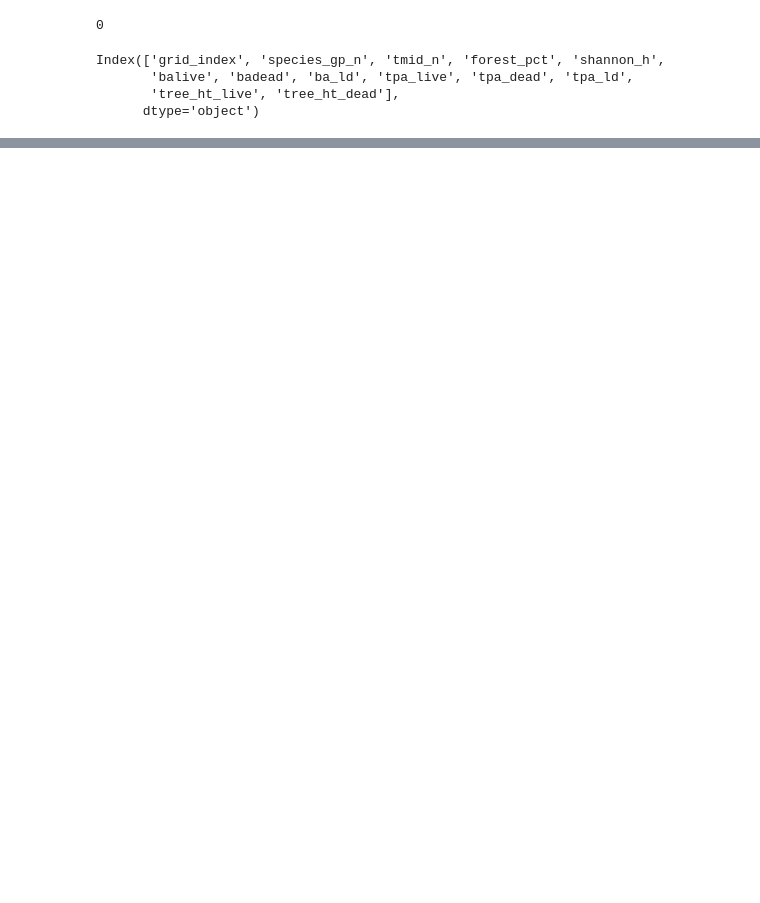
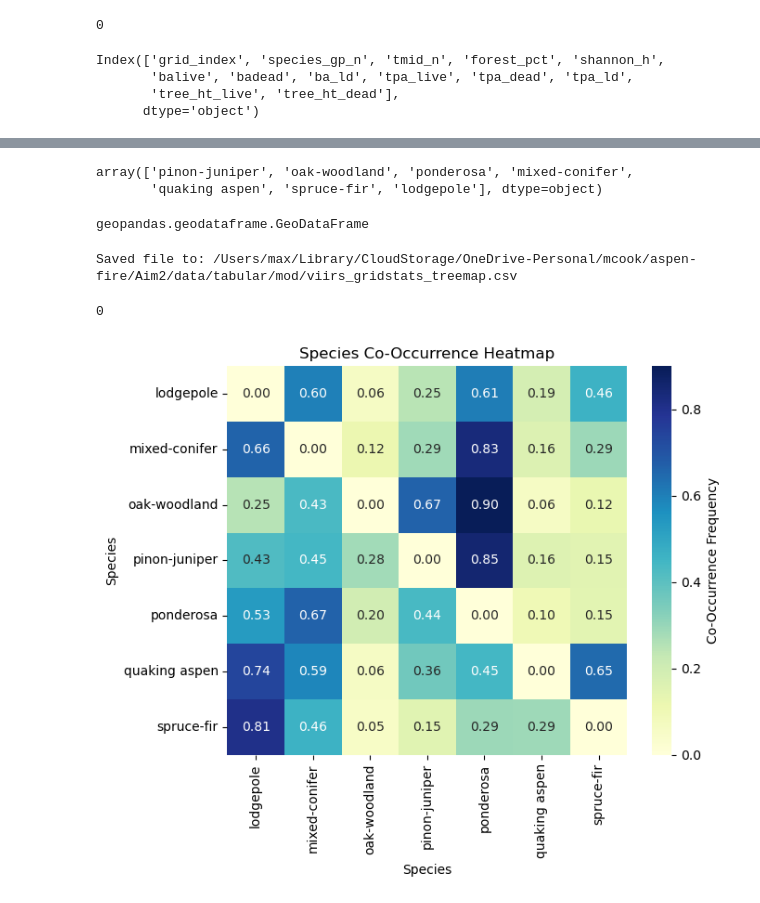
Before and after one commit to natshoff/aspen-fire-fork, a Jupyter notebook: Aim2/code/Python/04a_TreeMap_FIA-Summary.ipynb, the cells around one changed output, grey strips where cells are left out. Drawn from its saved outputs; the diff is of its cells as text; code cells hidden in the pictures; blank space fills up the shorter version.

```diff
--- a/Aim2/code/Python/04a_TreeMap_FIA-Summary.ipynb
+++ b/Aim2/code/Python/04a_TreeMap_FIA-Summary.ipynb
@@ -936,0 +730,4 @@ tree_tbl[tree_tbl['tm_id'] == 21404][['tm_id','COMMON_NAME','DIA','HT','CR','TRE
+# %%
+# merge back to the frp data
+grid_tm_frp = grid.merge(grid_tm_dsp, on='grid_index', how='right')
+grid_tm_frp.columns
@@ -936,0 +751,72 @@ tree_tbl[tree_tbl['tm_id'] == 21404][['tm_id','COMMON_NAME','DIA','HT','CR','TRE
+# %%
+grid_tm_frp['species_gp_n'].unique()
+# %% [output]
+array(['pinon-juniper', 'oak-woodland', 'ponderosa', 'mixed-conifer',
+       'quaking aspen', 'spruce-fir', 'lodgepole'], dtype=object)
+# %%
+type(grid_tm_frp)
+# %% [output]
+geopandas.geodataframe.GeoDataFrame
+# %%
+# Save this table out.
+# First, extract centroid coords
+df = grid_tm_frp.copy()
+df = df.to_crs(4326) # WGS coords for lat/lon
+df['grid_x'] = df.geometry.centroid.x  # Longitude (x-coordinate)
+df['grid_y'] = df.geometry.centroid.y
+# remove the geomtry field before exporting
+df.drop(columns=['geometry'], inplace=True)
+
+# save the file.
+out_fp = os.path.join(projdir,'data/tabular/mod/viirs_gridstats_treemap.csv')
+df.to_csv(out_fp)
+print(f"Saved file to: {out_fp}")
+
+del df
+gc.collect()
+# %% [output]
+Saved file to: /Users/max/Library/CloudStorage/OneDrive-Personal/mcook/aspen-fire/Aim2/data/tabular/mod/viirs_gridstats_treemap.csv
+0
+# %%
+# Species co-occurrence plot
+# Threshold species presence where dominance/abundance > 1% of total
+dt = 0.05 # 5%
+# Create a binary presence-absence matrix
+pres_abs = (
+    grid_tm_frp
+    .pivot_table(index='grid_index', columns='species_gp_n', values='sp_dominance_ld', aggfunc='first')
+    .fillna(0)
+    .applymap(lambda x: 1 if x >= dt else 0)  # Convert to binary
+)
+
+# get the species names and matrix
+species = pres_abs.columns
+coo_mat = pd.DataFrame(0, index=species, columns=species)
+
+# map across species combinations
+for sp1, sp2 in combinations(species, 2):
+    # Count co-occurrence (grids where both species are present)
+    coo = np.sum(pres_abs[sp1] & pres_abs[sp2])
+    coo_mat.loc[sp1, sp2] = coo
+    coo_mat.loc[sp2, sp1] = coo  # Symmetry
+
+# Optional: Normalize by the total number of grids for each species
+species_totals = pres_abs.sum(axis=0)
+norm_mat = coo_mat.div(species_totals, axis=0)
+
+# Create a heatmap
+plt.figure(figsize=(7, 6))
+sns.heatmap(
+    norm_mat, annot=True, fmt=".2f", cmap="YlGnBu", cbar_kws={'label': 'Co-Occurrence Frequency'}
+)
+plt.title("Species Co-Occurrence Heatmap")
+plt.xlabel("Species")
+plt.ylabel("Species")
+plt.tight_layout()
+
+out_png = os.path.join(projdir, 'figures/FigureX_Species_CoOccurrence.png')
+plt.savefig(out_png, dpi=300, bbox_inches='tight')
+
+plt.show()
+# %% [output]
+[figure, added]
```
Also changed, not shown: parts of 42 cells of this notebook, 9 other files.
